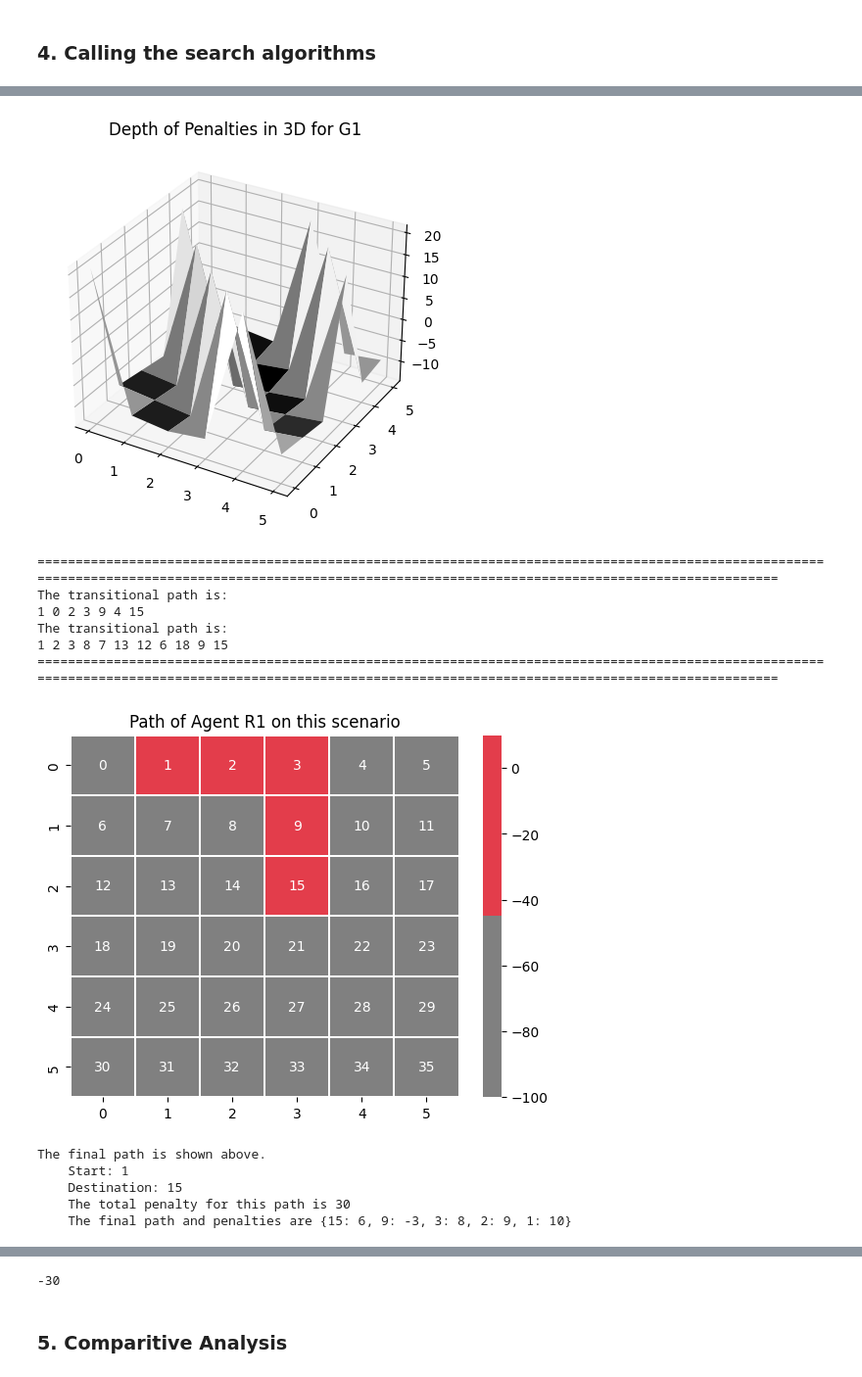
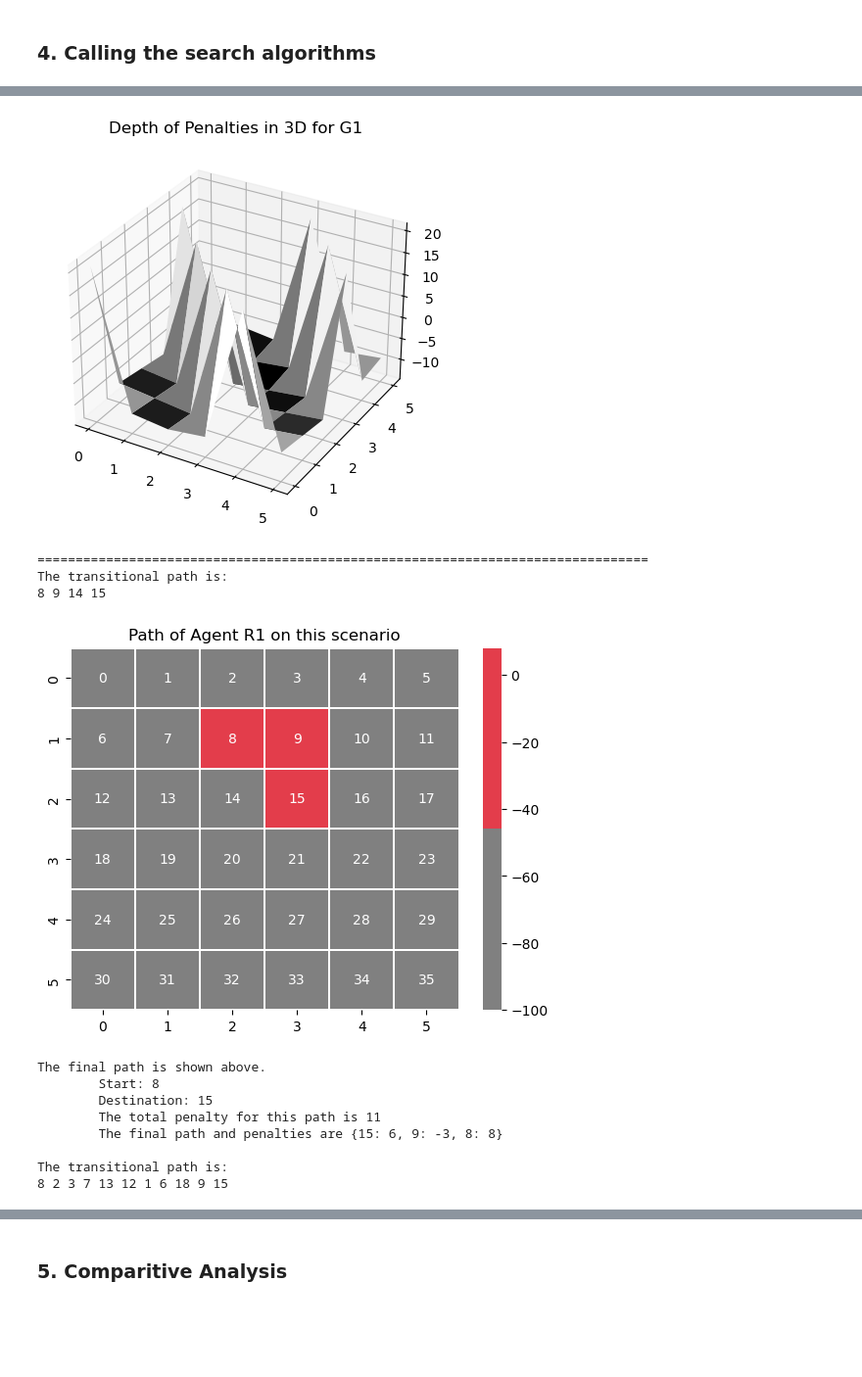
Before and after one commit to pavankumarbalijepalli/aci_assignment, a Jupyter notebook: ACI_Assignment_1_SolutionTemplate_(1).ipynb, the cells around one changed output, grey strips where cells are left out. Shown: that part at 98% size. Drawn from its saved outputs; the diff is of its cells as text; code cells hidden in the pictures; blank space fills up the shorter version.

```diff
--- a/ACI_Assignment_1_SolutionTemplate_(1).ipynb
+++ b/ACI_Assignment_1_SolutionTemplate_(1).ipynb
@@ -72,6 +80,9 @@ class Block:
             return self.number == other.number
 
         return self.number == other
+
+R1 = 0
+G1 = 1
 # %%
 #Code Block : Set the matrix for transition & cost (as relevant for the given problem)
 def initialise_map_data(_map):
@@ -159,7 +170,7 @@ def build_map(_map, agent):
                                            number=((j)+(side*i)),
                                            color=0,
                                            isHeart=False,
-                                           penalty= ((abs(heart_coordinates[0]-i)+abs(heart_coordinates[1]-j)) + (-5 if heart_color=='R' else 5) + (-10 if agent==0 else 10) + 1)
+                                           penalty= ((abs(heart_coordinates[0]-i)+abs(heart_coordinates[1]-j)) + (-5 if heart_color=='R' else 5) + (-10 if agent==R1 else 10) + 1)
                                           ))
             # Check for 'Green' block
             if _map[i][j] == 'G':
@@ -169,7 +180,7 @@ def build_map(_map, agent):
                                            number=((j)+(side*i)),
                                            color=1,
                                            isHeart=False,
-                                           penalty= ((abs(heart_coordinates[0]-i)+abs(heart_coordinates[1]-j)) + (-5 if heart_color=='G' else 5) + (-10 if agent==1 else 10) + 1)
+                                           penalty= ((abs(heart_coordinates[0]-i)+abs(heart_coordinates[1]-j)) + (-5 if heart_color=='G' else 5) + (-10 if agent==G1 else 10) + 1)
                                           ))
             # Check for 'Green Heart' block
             if _map[i][j] == 'GH':
@@ -179,7 +190,7 @@ def build_map(_map, agent):
                                            number=((j)+(side*i)),
                                            color=1,
                                            isHeart=True,
-                                           penalty= ((abs(heart_coordinates[0]-i)+abs(heart_coordinates[1]-j)) + (-5 if heart_color=='G' else 5) + (-10 if agent==1 else 10) + 1)
+                                           penalty= ((abs(heart_coordinates[0]-i)+abs(heart_coordinates[1]-j)) + (-5 if heart_color=='G' else 5) + (-10 if agent==G1 else 10) + 1)
                                           ))
             # Check for 'Red Heart' block
             if _map[i][j] == 'RH':
@@ -189,7 +200,7 @@ def build_map(_map, agent):
                                            number=((j)+(side*i)),
                                            color=0,
                                            isHeart=True,
-                                           penalty= ((abs(heart_coordinates[0]-i)+abs(heart_coordinates[1]-j)) + (-5 if heart_color=='R' else 5) + (-10 if agent==0 else 10) + 1)
+                                           penalty= ((abs(heart_coordinates[0]-i)+abs(heart_coordinates[1]-j)) + (-5 if heart_color=='R' else 5) + (-10 if agent==R1 else 10) + 1)
                                           ))
     return output_map
 # %%
@@ -494,18 +523,19 @@ start_number
 # %% [markdown]
 ### 4.	Calling the search algorithms
 # %%
+
 #Invoke algorithm 1 (Should Print the solution, path, cost etc., (As mentioned in the problem))
 try:
     side, flat_map, heart_number, heart_coordinates, heart_color = initialise_map_data(_map)
 except:
     print("Kindly provide a heart on the map")
 
-output_map_R1 = build_map(_map, agent=0)
-output_map_G1 = build_map(_map, agent=1)
+output_map_R1 = build_map(_map, agent=R1)
+output_map_G1 = build_map(_map, agent=G1)
 
 nodes = make_plots(output_map_R1, output_map_G1)
 
-print('===='*50)
+print('===='*20)
 
 connections_R1, num_pen_R1 = make_connections(output_map_R1)
 connections_G1, num_pen_G1 = make_connections(output_map_G1)
@@ -513,18 +543,11 @@ connections_G1, num_pen_G1 = make_connections(output_map_G1)
 graph_R1 = make_graph(connections_R1)
 graph_G1 = make_graph(connections_G1)
 
-laid_path_R1 = best_first_search(start_number, heart_number, side*side, graph_R1)
-laid_path_G1 = best_first_search(start_number, heart_number, side*side, graph_G1)
-
-print('===='*50)
-
 final_path_R1 = []
 final_path_G1 = []
-get_final_path(heart_number, final_path_R1, laid_path_R1)
-get_final_path(heart_number, final_path_G1, laid_path_G1)
 
-find_final_penalty(final_path_R1, agent=0)
-find_final_penalty(final_path_G1, agent=1)
+greedy_best_first_search_with_penalty_calculation(start_number, heart_number, side*side, graph_R1, final_path_R1, agent=R1)
+greedy_best_first_search_with_penalty_calculation(start_number, heart_number, side*side, graph_G1, final_path_G1, agent=G1)
 # %% [output]
 Map Size: (6 x 6)
 Heart Position: 15
@@ -539,13 +562,13 @@ Heart Color: G
-[figure, old version]
+[figure, new version]
-========================================================================================================================================================================================================
+================================================================================
 The transitional path is:
-1 0 2 3 9 4 15
-The transitional path is:
-1 2 3 8 7 13 12 6 18 9 15
-========================================================================================================================================================================================================
+8 9 14 15
-[figure, old version]
+[figure, new version]
 The final path is shown above.
-    Start: 1
-    Destination: 15
-    The total penalty for this path is 30
-    The final path and penalties are {15: 6, 9: -3, 3: 8, 2: 9, 1: 10}
+        Start: 8
+        Destination: 15
+        The total penalty for this path is 11
+        The final path and penalties are {15: 6, 9: -3, 8: 8}
+
+The transitional path is:
+8 2 3 7 13 12 1 6 18 9 15
@@ -558,4 +581,3 @@ The final path is shown above.
--30
 # %%
 #Invoke algorithm 2 (Should Print the solution, path, cost etc., (As mentioned in the problem))
 # %% [markdown]
```
Also changed, not shown: parts of 4 cells of this notebook, 1 other file.
